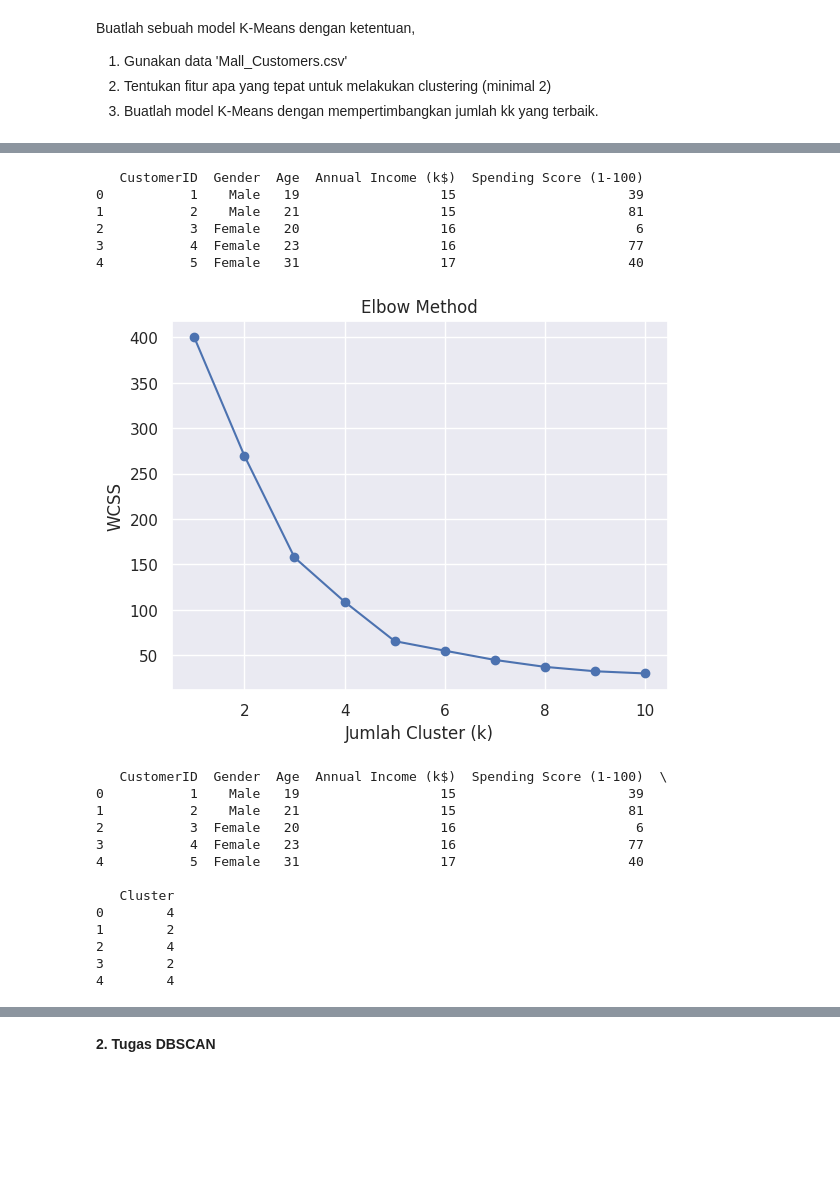
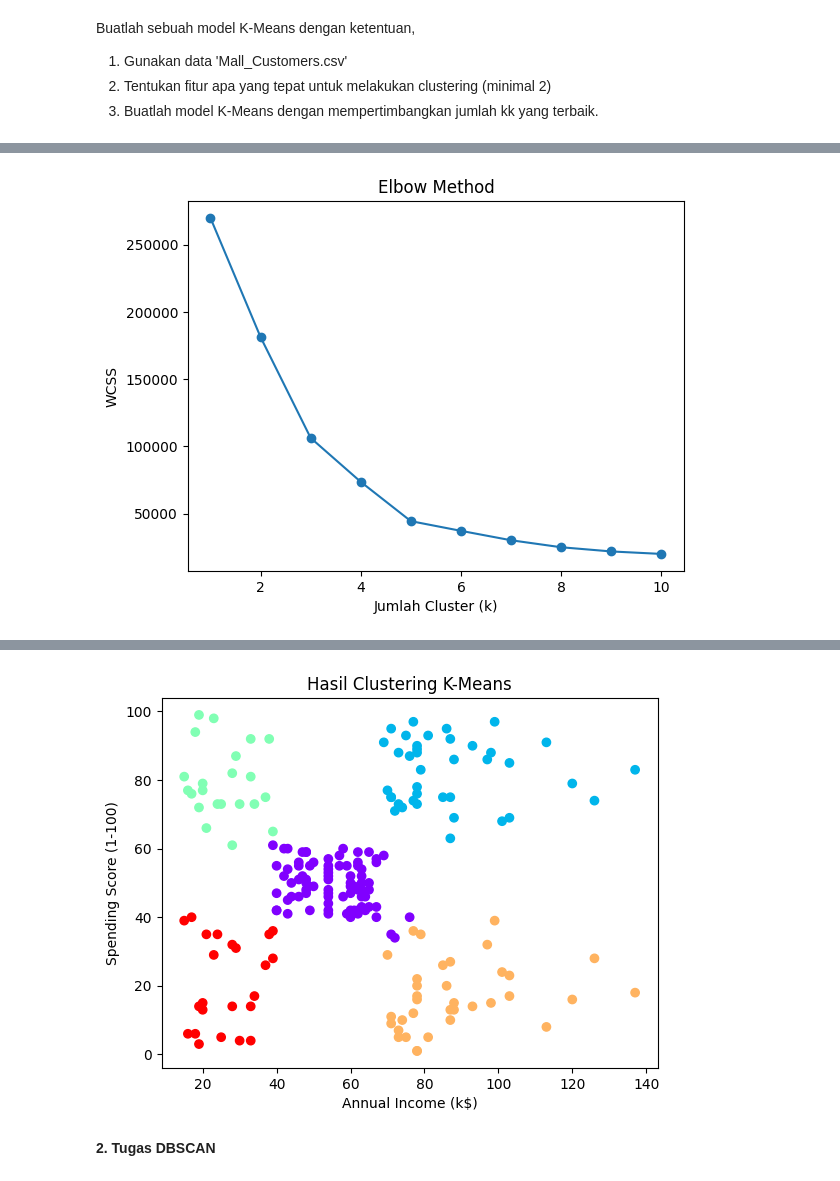
Before and after one commit to vaqanzel/Mesin-Learning, a Jupyter notebook: TG4_2341720016_VALENTINA_SANTI_GREHASTA.ipynb, the cells around one changed output, grey strips where cells are left out. Cells and saved outputs as stored; diff of their text form; code cells hidden in the pictures; blank space fills up the shorter version.

```diff
--- a/TG4_2341720016_VALENTINA_SANTI_GREHASTA.ipynb
+++ b/TG4_2341720016_VALENTINA_SANTI_GREHASTA.ipynb
@@ -490,66 +491,27 @@ Saving Mall_Customers.csv to Mall_Customers.csv
 # %%
+# Tentukan fitur apa yang tepat untuk melakukan clustering (minimal 2)
 import pandas as pd
 import matplotlib.pyplot as plt
 from sklearn.cluster import KMeans
-from sklearn.preprocessing import StandardScaler
 
 # Load dataset
-df = pd.read_csv("Mall_Customers.csv")
-print(df.head())
+data = pd.read_csv("Mall_Customers.csv")
 
-# Pilih fitur untuk clustering (contoh: Annual Income & Spending Score)
-X = df[["Annual Income (k$)", "Spending Score (1-100)"]]
+# Pilih fitur
+X = data[["Annual Income (k$)", "Spending Score (1-100)"]]
 
-# Normalisasi data
-scaler = StandardScaler()
-X_scaled = scaler.fit_transform(X)
-
-# Tentukan jumlah cluster optimal dengan Elbow Method
+# Elbow Method
 wcss = []
-for i in range(1, 11):
-    kmeans = KMeans(n_clusters=i, random_state=42, n_init=10)
-    kmeans.fit(X_scaled)
+for k in range(1, 11):
+    kmeans = KMeans(n_clusters=k, random_state=42, n_init=10)
+    kmeans.fit(X)
     wcss.append(kmeans.inertia_)
 
+# Plot Elbow
 plt.plot(range(1, 11), wcss, marker="o")
-plt.title("Elbow Method")
 plt.xlabel("Jumlah Cluster (k)")
 plt.ylabel("WCSS")
+plt.title("Elbow Method")
 plt.show()
-
-# Misal dari grafik terlihat optimal di k=5
-kmeans = KMeans(n_clusters=5, random_state=42, n_init=10)
-labels = kmeans.fit_predict(X_scaled)
-
-df["Cluster"] = labels
-print(df.head())
-
-# Visualisasi hasil clustering
-plt.scatter(X_scaled[:,0], X_scaled[:,1], c=labels, cmap="viridis")
-plt.scatter(kmeans.cluster_centers_[:,0], kmeans.cluster_centers_[:,1],
-            s=200, c="red", marker="X")
-plt.xlabel("Annual Income (scaled)")
-plt.ylabel("Spending Score (scaled)")
-plt.title("Clustering Mall Customers dengan KMeans")
-plt.show()
 # %% [output]
-   CustomerID  Gender  Age  Annual Income (k$)  Spending Score (1-100)
-0           1    Male   19                  15                      39
-1           2    Male   21                  15                      81
-2           3  Female   20                  16                       6
-3           4  Female   23                  16                      77
-4           5  Female   31                  17                      40
-[figure, old version]
+[figure, new version]
-   CustomerID  Gender  Age  Annual Income (k$)  Spending Score (1-100)  \
-0           1    Male   19                  15                      39
-1           2    Male   21                  15                      81
-2           3  Female   20                  16                       6
-3           4  Female   23                  16                      77
-4           5  Female   31                  17                      40
-
-   Cluster
-0        4
-1        2
-2        4
-3        2
-4        4
@@ -557,3 +518,17 @@ plt.show()
+# %%
+# Buatlah model K-Means dengan mempertimbangkan jumlah kk yang terbaik.
+kmeans = KMeans(n_clusters=5, random_state=42, n_init=10)
+data["Cluster"] = kmeans.fit_predict(X)
+
+# Visualisasi hasil clustering
+plt.scatter(X["Annual Income (k$)"], X["Spending Score (1-100)"],
+            c=data["Cluster"], cmap="rainbow")
+plt.xlabel("Annual Income (k$)")
+plt.ylabel("Spending Score (1-100)")
+plt.title("Hasil Clustering K-Means")
+plt.show()
+# %% [output]
+[figure, added]
 # %% [markdown]
 **2. Tugas DBSCAN**
 # %% [markdown]
```
Also changed, not shown: parts of 8 cells of this notebook.
